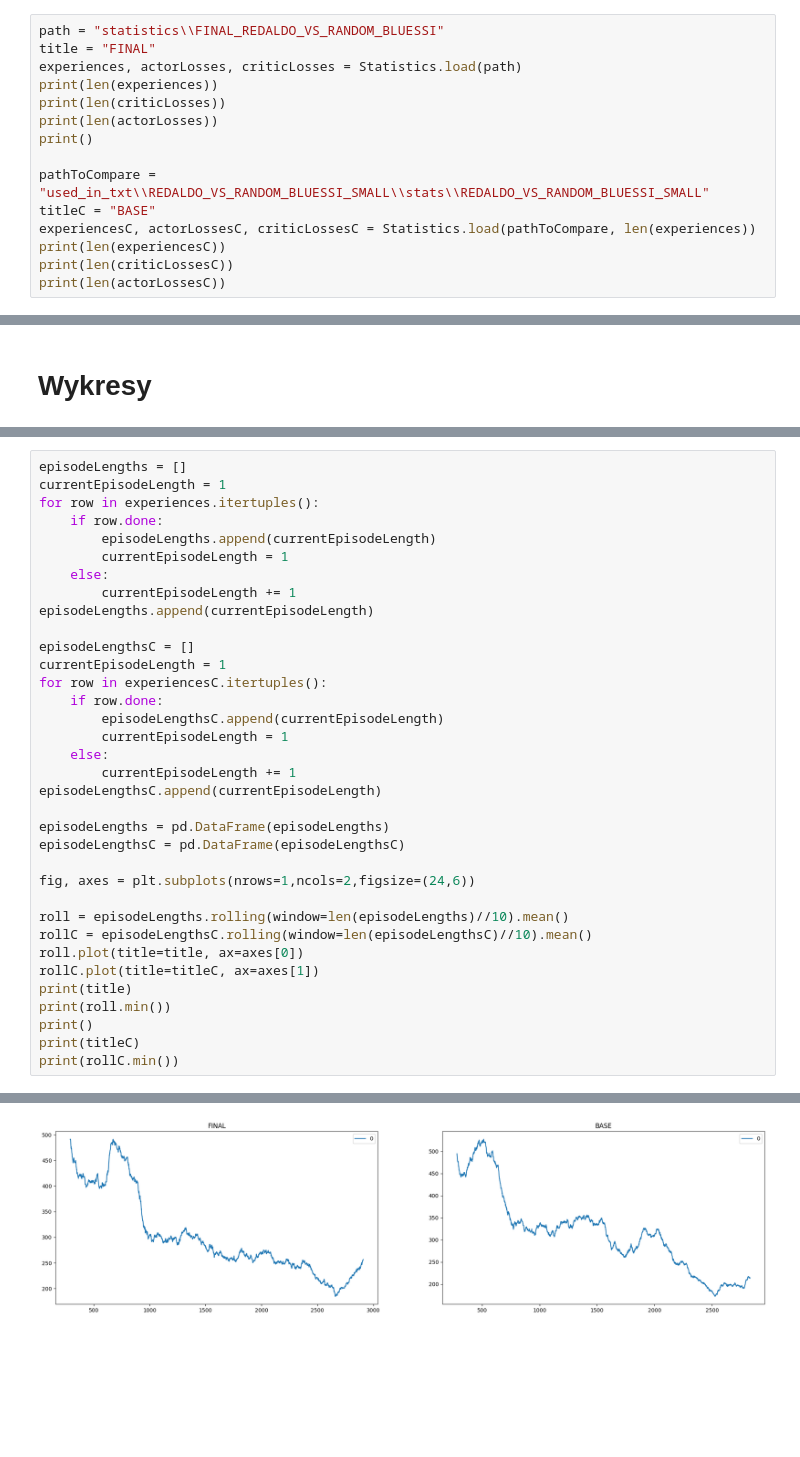
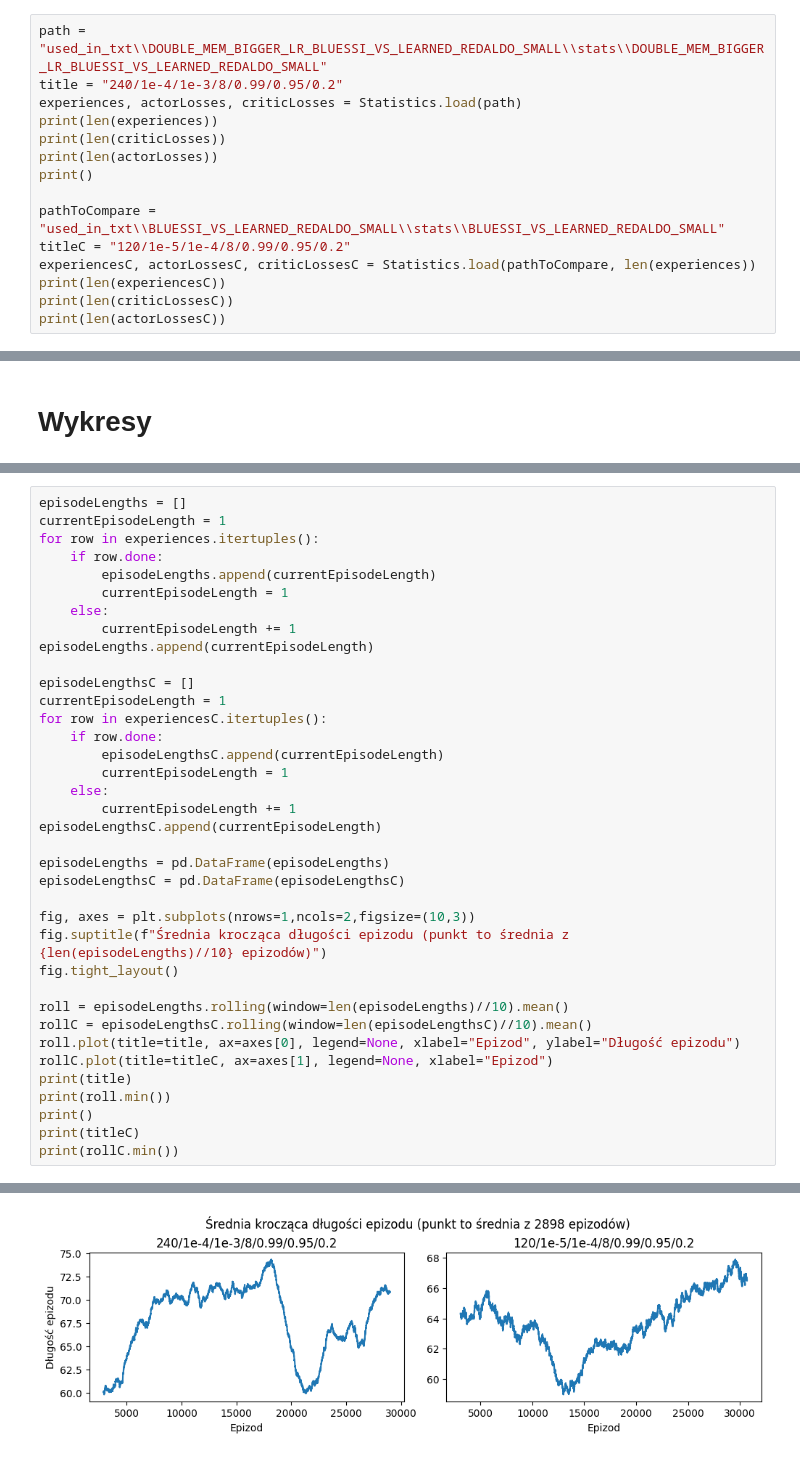
Before and after one commit to radiol00/mgrv3, a Jupyter notebook: hax_stat_compare.ipynb, the cells around one changed output, grey strips where cells are left out. Cells and saved outputs as stored; diff of their text form; blank space fills up the shorter version.

```diff
--- a/hax_stat_compare.ipynb
+++ b/hax_stat_compare.ipynb
@@ -11,16 +11,16 @@ plt.rcParams['figure.dpi'] = 100
 # %% [markdown]
 ## Pobranie danych
 # %%
-path = "statistics\\FINAL_REDALDO_VS_RANDOM_BLUESSI"
-title = "FINAL"
+path = "used_in_txt\\DOUBLE_MEM_BIGGER_LR_BLUESSI_VS_LEARNED_REDALDO_SMALL\\stats\\DOUBLE_MEM_BIGGER_LR_BLUESSI_VS_LEARNED_REDALDO_SMALL"
+title = "240/1e-4/1e-3/8/0.99/0.95/0.2"
 experiences, actorLosses, criticLosses = Statistics.load(path)
 print(len(experiences))
 print(len(criticLosses))
 print(len(actorLosses))
 print()
 
-pathToCompare = "used_in_txt\\REDALDO_VS_RANDOM_BLUESSI_SMALL\\stats\\REDALDO_VS_RANDOM_BLUESSI_SMALL"
-titleC = "BASE"
+pathToCompare = "used_in_txt\\BLUESSI_VS_LEARNED_REDALDO_SMALL\\stats\\BLUESSI_VS_LEARNED_REDALDO_SMALL"
+titleC = "120/1e-5/1e-4/8/0.99/0.95/0.2"
 experiencesC, actorLossesC, criticLossesC = Statistics.load(pathToCompare, len(experiences))
 print(len(experiencesC))
 print(len(criticLossesC))
@@ -125,12 +141,14 @@ episodeLengthsC.append(currentEpisodeLength)
 episodeLengths = pd.DataFrame(episodeLengths)
 episodeLengthsC = pd.DataFrame(episodeLengthsC)
 
-fig, axes = plt.subplots(nrows=1,ncols=2,figsize=(24,6))
+fig, axes = plt.subplots(nrows=1,ncols=2,figsize=(10,3))
+fig.suptitle(f"Średnia krocząca długości epizodu (punkt to średnia z {len(episodeLengths)//10} epizodów)")
+fig.tight_layout()
 
 roll = episodeLengths.rolling(window=len(episodeLengths)//10).mean()
 rollC = episodeLengthsC.rolling(window=len(episodeLengthsC)//10).mean()
-roll.plot(title=title, ax=axes[0])
-rollC.plot(title=titleC, ax=axes[1])
+roll.plot(title=title, ax=axes[0], legend=None, xlabel="Epizod", ylabel="Długość epizodu")
+rollC.plot(title=titleC, ax=axes[1], legend=None, xlabel="Epizod")
 print(title)
 print(roll.min())
 print()
@@ -146,2 +164,2 @@ BASE
 dtype: float64
-[figure, old version]
+[figure, new version]
```
Also changed, not shown: parts of 6 cells of this notebook, 1 other file.
